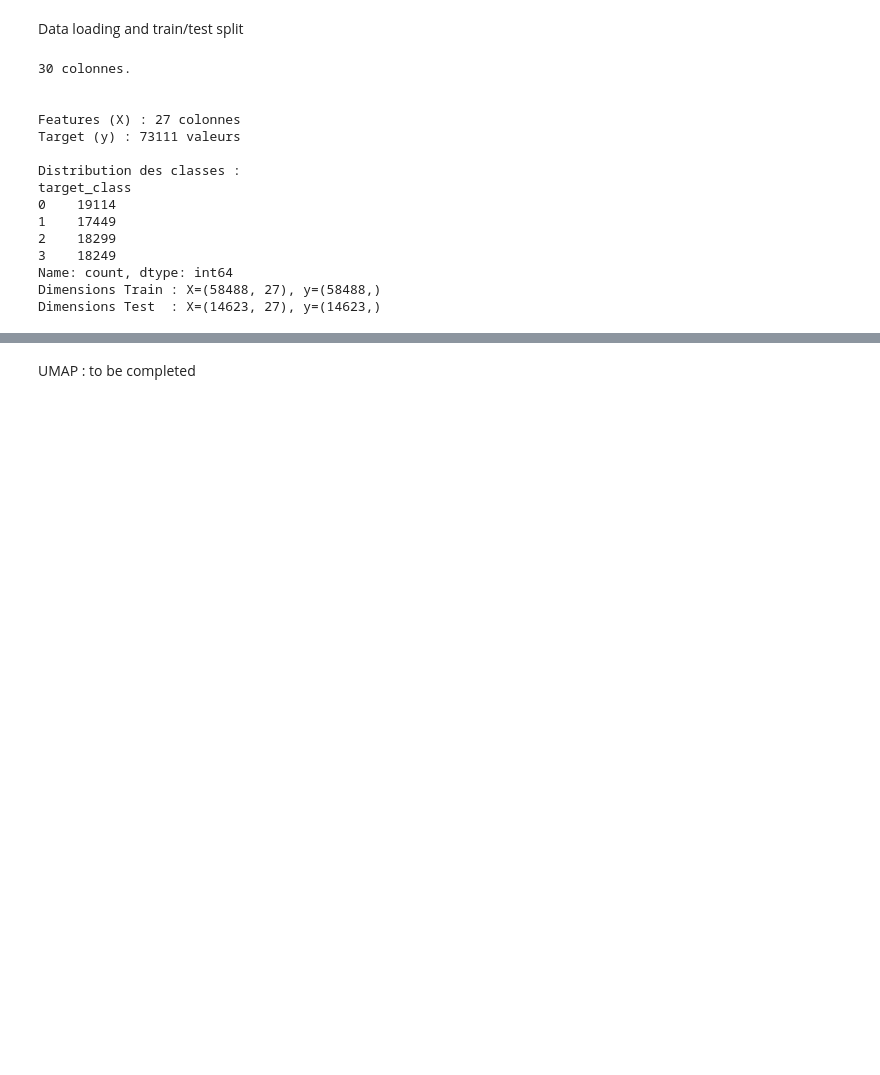
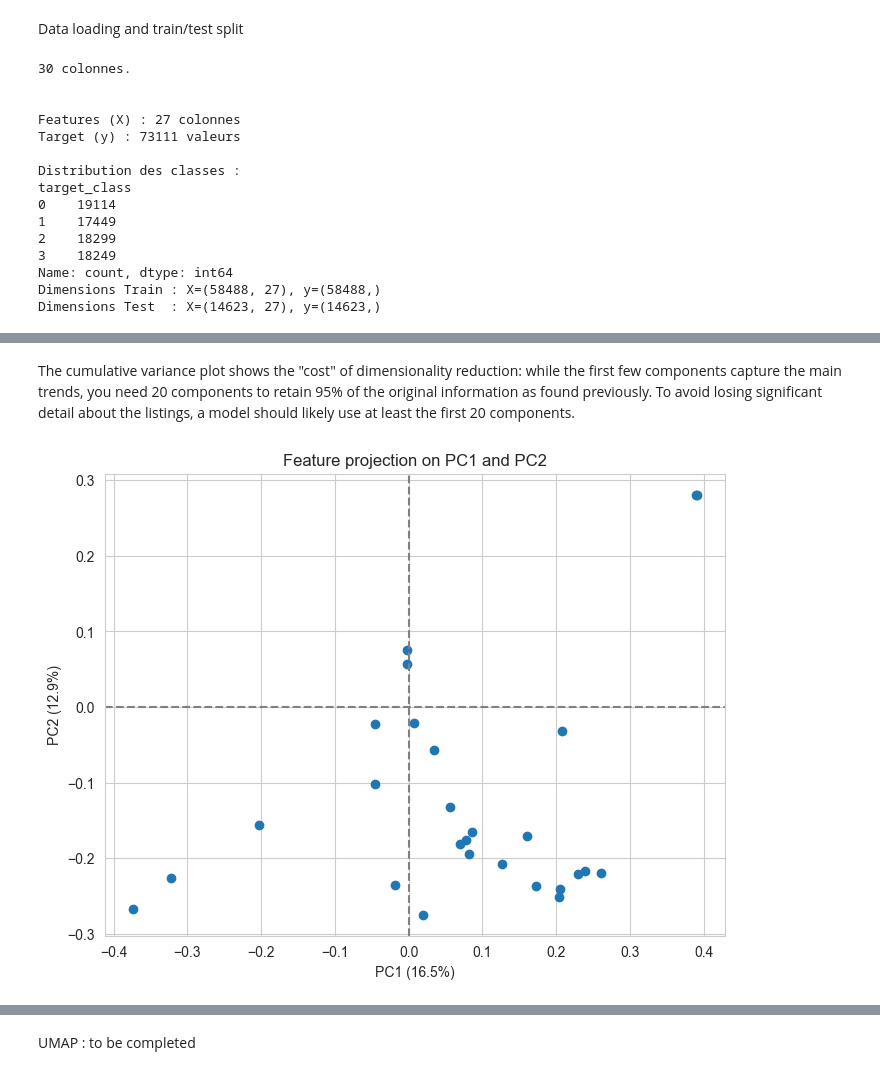
Before and after one commit to Felix-prjcts/ML_Airbnb_domain_generalisation, a Jupyter notebook: 1_ML_Paris.ipynb, the cells around one changed output, grey strips where cells are left out. Cells and saved outputs as stored; diff of their text form; code cells hidden in the pictures; blank space fills up the shorter version.

```diff
--- a/1_ML_Paris.ipynb
+++ b/1_ML_Paris.ipynb
@@ -91,0 +141,16 @@ PCA : to be completed
+# %% [markdown]
+The cumulative variance plot shows the "cost" of dimensionality reduction: while the first few components capture the main trends, you need 20 components to retain 95% of the original information as found previously. To avoid losing significant detail about the listings, a model should likely use at least the first 20 components.
+# %%
+#plot features projection on PC1 and PC2 axes
+plt.figure(figsize=(8,6))
+plt.scatter(pca_full.components_[0], pca_full.components_[1])
+plt.axhline(0, color='grey', linestyle='--')
+plt.axvline(0, color='grey', linestyle='--')
+pc1_pct = pca_full.explained_variance_ratio_[0]*100
+pc2_pct = pca_full.explained_variance_ratio_[1]*100
+plt.xlabel(f'PC1 ({pc1_pct:.1f}%)')
+plt.ylabel(f'PC2 ({pc2_pct:.1f}%)')
+plt.title('Feature projection on PC1 and PC2')
+plt.show()
+# %% [output]
+[figure, added]
```
Also changed, not shown: parts of 22 cells of this notebook, 1 other file.
